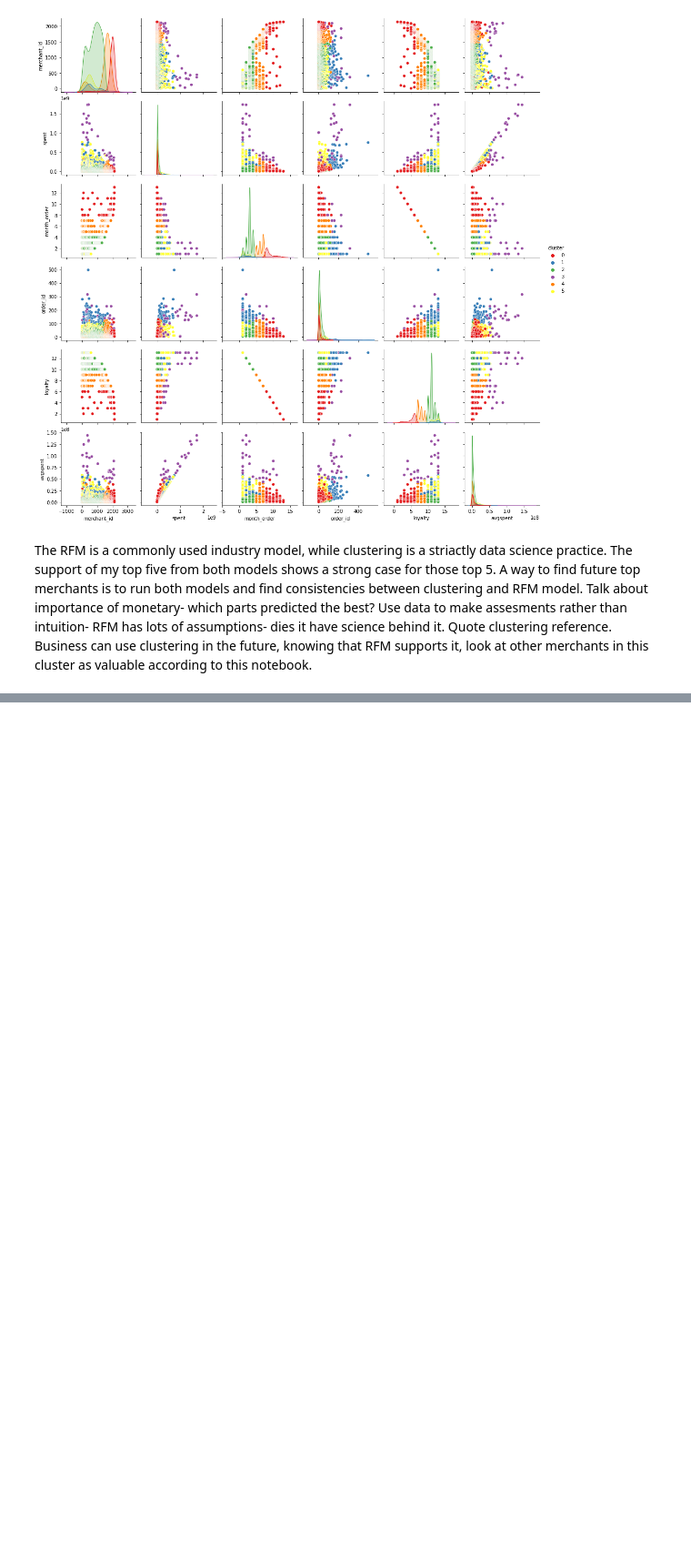
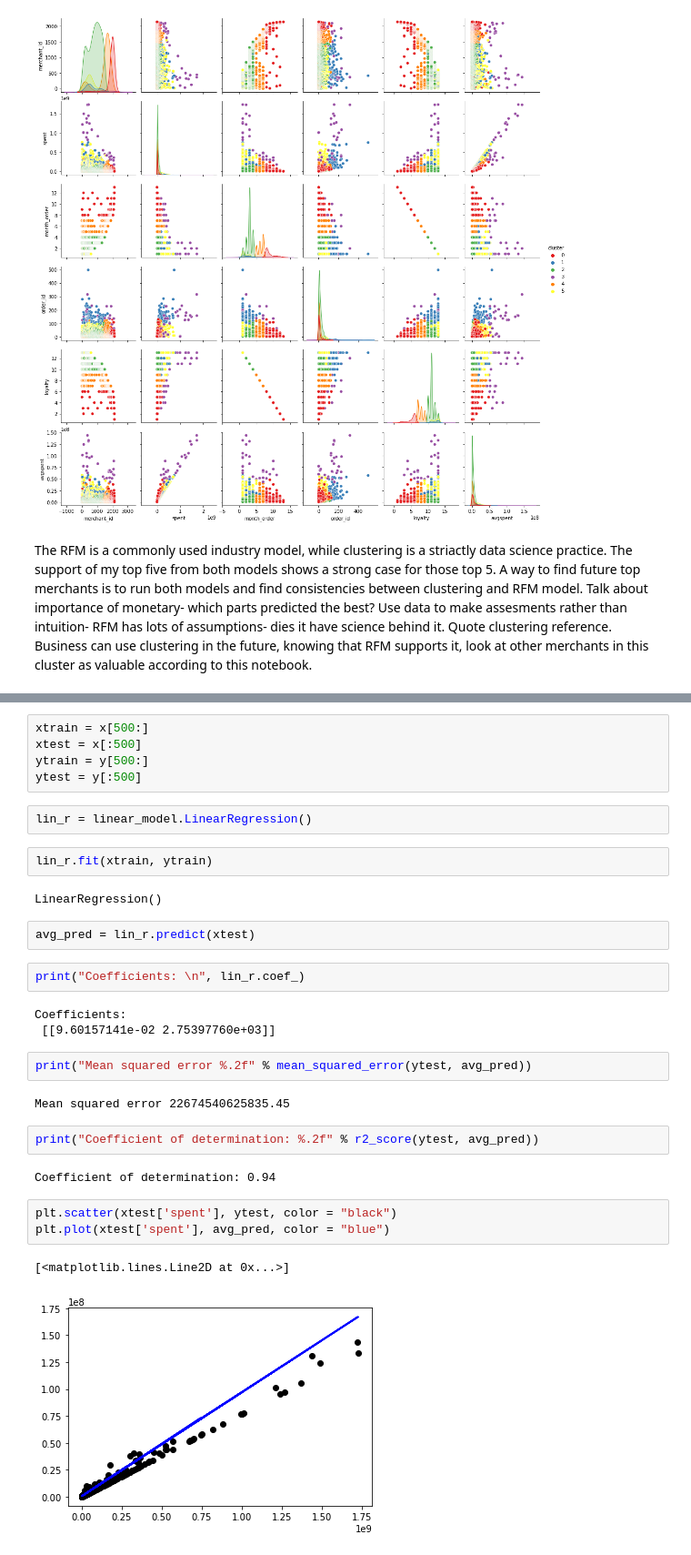
Before and after one commit to graceflitsch/DataScience, a Jupyter notebook: GNB3.ipynb, the cells around one changed output, grey strips where cells are left out. Shown: that part at 91% size. Drawn from its saved outputs; the diff is of its cells as text; blank space fills up the shorter version.

Commit message:
Linear regression model

```diff
--- a/GNB3.ipynb
+++ b/GNB3.ipynb
@@ -562,0 +572,32 @@ The RFM is a commonly used industry model, while clustering is a striactly data
+# %%
+xtrain = x[500:]
+xtest = x[:500]
+ytrain = y[500:]
+ytest = y[:500]
+# %%
+lin_r = linear_model.LinearRegression()
+# %%
+lin_r.fit(xtrain, ytrain)
+# %% [output]
+LinearRegression()
+# %%
+avg_pred = lin_r.predict(xtest)
+# %%
+print("Coefficients: \n", lin_r.coef_)
+# %% [output]
+Coefficients:
+ [[9.60157141e-02 2.75397760e+03]]
+# %%
+print("Mean squared error %.2f" % mean_squared_error(ytest, avg_pred))
+# %% [output]
+Mean squared error 22674540625835.45
+# %%
+print("Coefficient of determination: %.2f" % r2_score(ytest, avg_pred))
+# %% [output]
+Coefficient of determination: 0.94
+# %%
+plt.scatter(xtest['spent'], ytest, color = "black")
+plt.plot(xtest['spent'], avg_pred, color = "blue")
+# %% [output]
+[<matplotlib.lines.Line2D at 0x...>]
+[figure, added]
```
Also changed, not shown: parts of 4 cells of this notebook.
